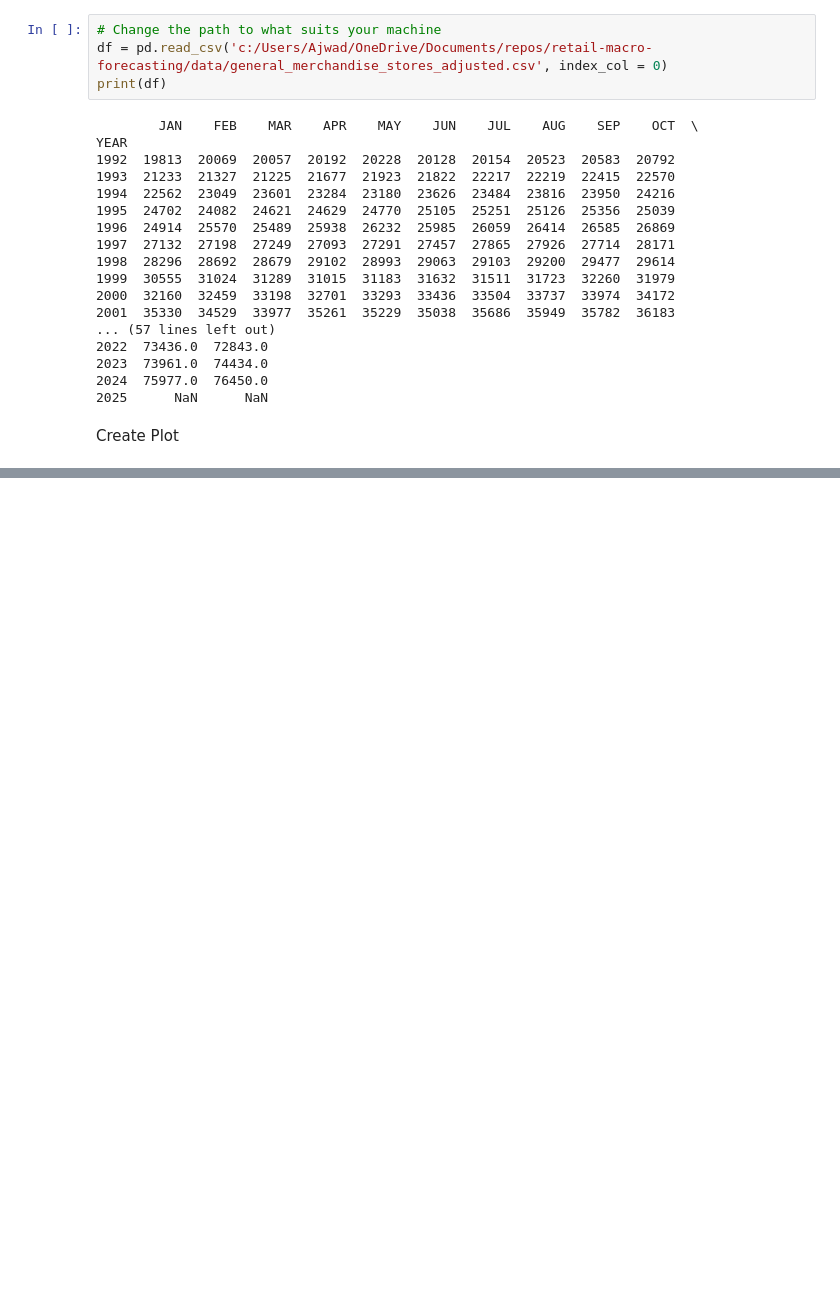
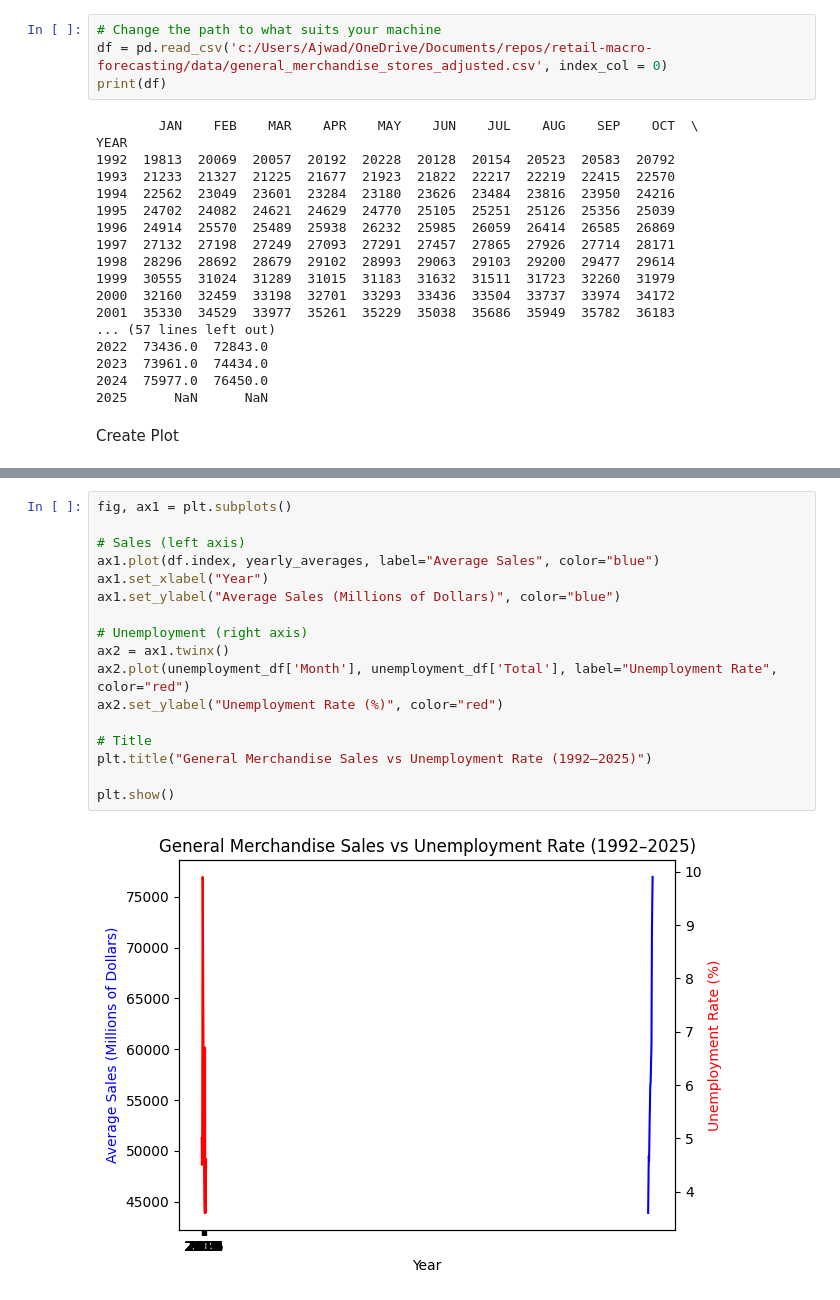
Before and after one commit to AjwadIbnSwalehin/retail-macro-forecasting, a Jupyter notebook: scripts/general_merchandise.ipynb, the cells around one changed output, grey strips where cells are left out. Drawn from its saved outputs; the diff is of its cells as text; blank space fills up the shorter version.

Commit message:
Added unemployment data (still need to fix the final graph

```diff
--- a/scripts/general_merchandise.ipynb
+++ b/scripts/general_merchandise.ipynb
@@ -63,0 +95,19 @@ plt.show()
+# %%
+fig, ax1 = plt.subplots()
+
+# Sales (left axis)
+ax1.plot(df.index, yearly_averages, label="Average Sales", color="blue")
+ax1.set_xlabel("Year")
+ax1.set_ylabel("Average Sales (Millions of Dollars)", color="blue")
+
+# Unemployment (right axis)
+ax2 = ax1.twinx()
+ax2.plot(unemployment_df['Month'], unemployment_df['Total'], label="Unemployment Rate", color="red")
+ax2.set_ylabel("Unemployment Rate (%)", color="red")
+
+# Title
+plt.title("General Merchandise Sales vs Unemployment Rate (1992–2025)")
+
+plt.show()
+# %% [output]
+[figure, added]
```
Also changed, not shown: parts of 4 cells of this notebook, 1 other file.
